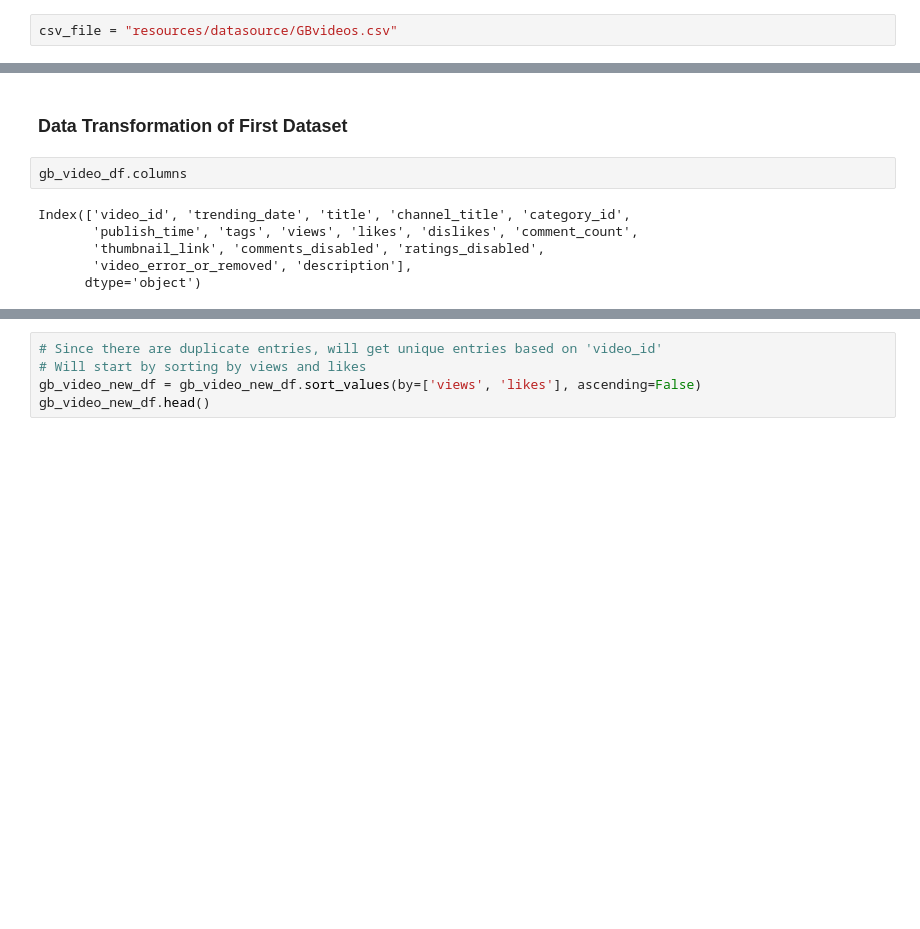
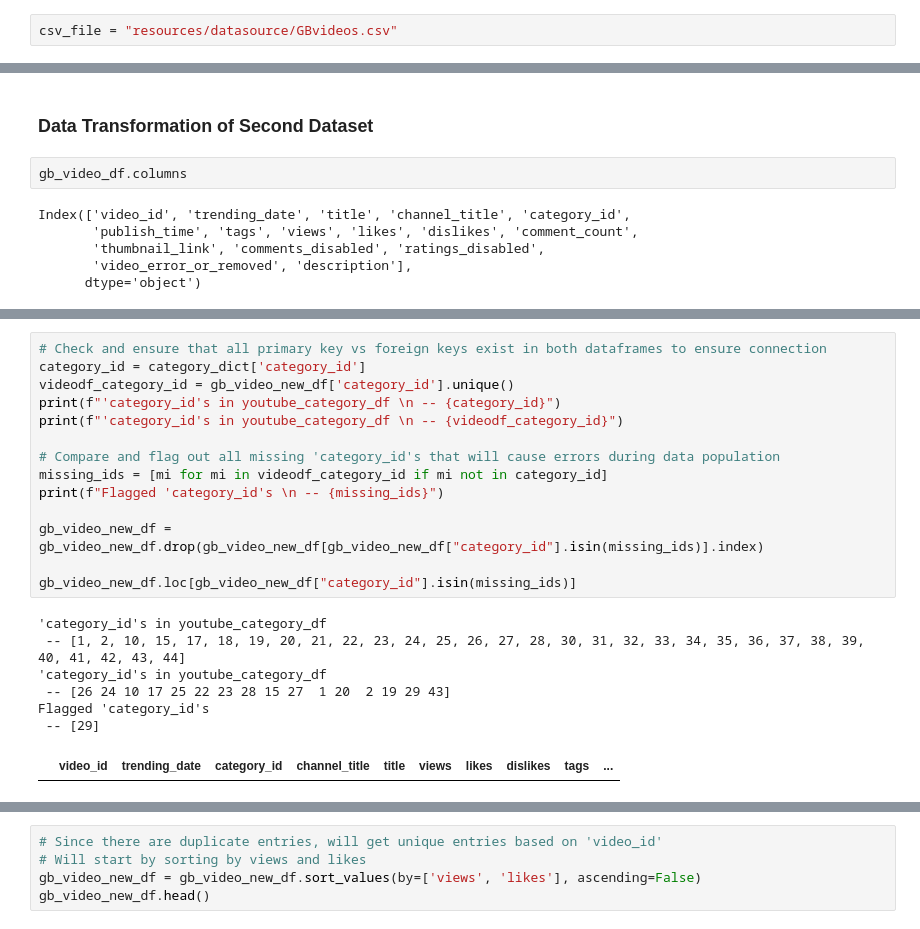
Before and after one commit to SBrindley/Extract-Transform-Load, a Jupyter notebook: etl_notebook.ipynb, the cells around one changed output, grey strips where cells are left out. Drawn from its saved outputs; the diff is of its cells as text; blank space fills up the shorter version.

Commit message:
Committing changes to FK contraints also swapping first and second data extraction and transformation

```diff
--- a/etl_notebook.ipynb
+++ b/etl_notebook.ipynb
@@ -31,7 +91,7 @@ gb_video_df.head()
 | 3 | PUTEiSjKwJU | 17.14.11 | Goals from Salford City vs Class ... | Salford City Football Club | 17 | 2017-11-13T02:30:38.000Z | Salford City FC|"Salford City"|"S... | 27833 | 193 | ... |
 | 4 | rHwDegptbI4 | 17.14.11 | Dashcam captures truck's near mis... | Cute Girl Videos | 25 | 2017-11-13T01:45:13.000Z | [none] | 9815 | 30 | ... |
 # %% [markdown]
-### Data Transformation of First Dataset
+### Data Transformation of Second Dataset
 # %%
 gb_video_df.columns
 # %% [output]
@@ -66,6 +126,28 @@ gb_video_new_df.head()
 | 2 | n1WpP7iowLc | 17.14.11 | 10 | EminemVEVO | Eminem - Walk On Water (Audio) ft... | 17158579 | 787420 | 43420 | Eminem,"Walk","On","Water","After... | ... |
 | 3 | PUTEiSjKwJU | 17.14.11 | 17 | Salford City Football Club | Goals from Salford City vs Class ... | 27833 | 193 | 12 | Salford City FC,"Salford City","S... | ... |
 | 4 | rHwDegptbI4 | 17.14.11 | 25 | Cute Girl Videos | Dashcam captures truck's near mis... | 9815 | 30 | 2 | [none] | ... |
+# %%
+# Check and ensure that all primary key vs foreign keys exist in both dataframes to ensure connection
+category_id = category_dict['category_id']
+videodf_category_id = gb_video_new_df['category_id'].unique()
+print(f"'category_id's in youtube_category_df \n -- {category_id}")
+print(f"'category_id's in youtube_category_df \n -- {videodf_category_id}")
+
+# Compare and flag out all missing 'category_id's that will cause errors during data population
+missing_ids = [mi for mi in videodf_category_id if mi not in category_id]
+print(f"Flagged 'category_id's \n -- {missing_ids}")
+
+gb_video_new_df = gb_video_new_df.drop(gb_video_new_df[gb_video_new_df["category_id"].isin(missing_ids)].index)
+
+gb_video_new_df.loc[gb_video_new_df["category_id"].isin(missing_ids)]
+# %% [output]
+'category_id's in youtube_category_df
+ -- [1, 2, 10, 15, 17, 18, 19, 20, 21, 22, 23, 24, 25, 26, 27, 28, 30, 31, 32, 33, 34, 35, 36, 37, 38, 39, 40, 41, 42, 43, 44]
+'category_id's in youtube_category_df
+ -- [26 24 10 17 25 22 23 28 15 27  1 20  2 19 29 43]
+Flagged 'category_id's
+ -- [29]
+|  | video_id | trending_date | category_id | channel_title | title | views | likes | dislikes | tags | ... |
 # %%
 # Checking for duplicate entries using 'video_id' values
 print(gb_video_new_df.shape)
```
Also changed, not shown: parts of 22 cells of this notebook.
